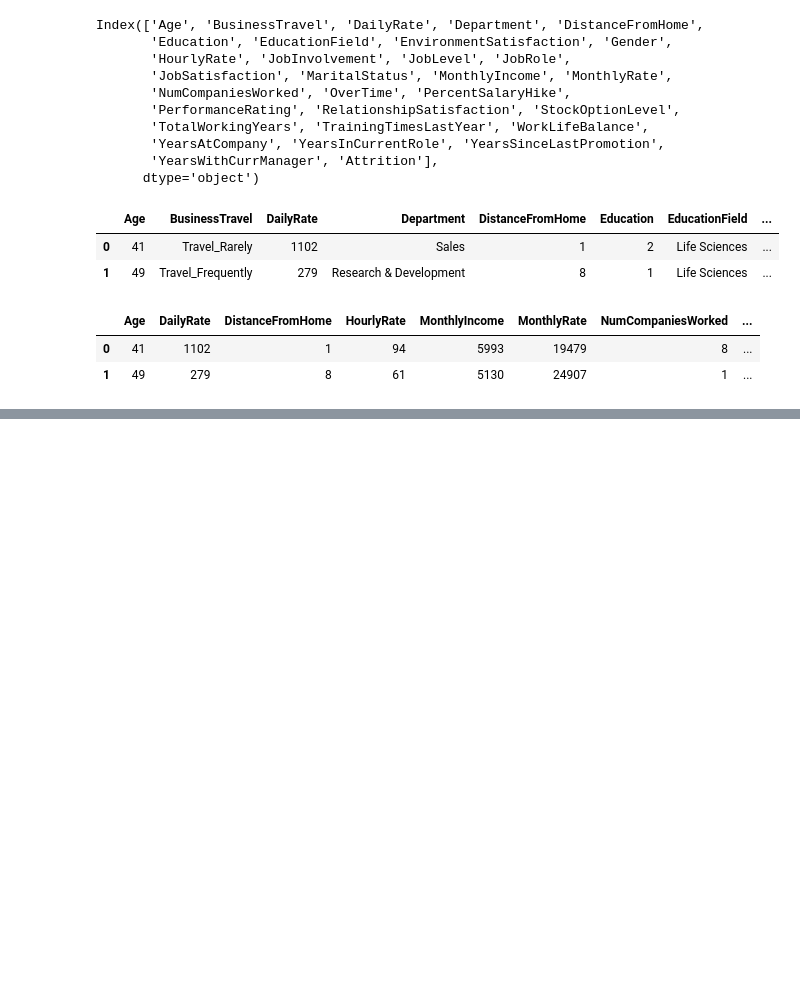
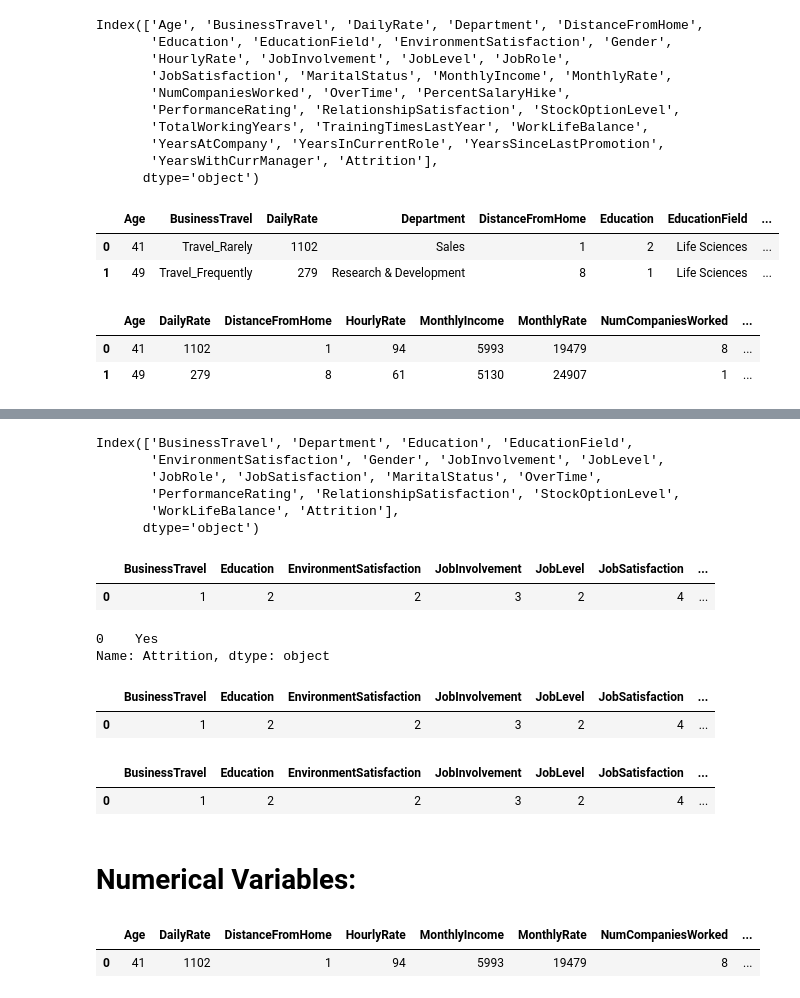
Before and after one commit to anishm91/HR_Analytics-Attrition_Prediction, a Jupyter notebook: Attrition_Project.ipynb, the cells around one changed output, grey strips where cells are left out. Saved outputs shown, nothing was run; the diff lists cells and outputs as text; code cells hidden in the pictures; blank space fills up the shorter version.

```diff
--- a/Attrition_Project.ipynb
+++ b/Attrition_Project.ipynb
@@ -246,7 +241,7 @@ df.head(2)
 # %%
 df_num = df.loc[:,['Age', 'DailyRate', 'DistanceFromHome', 'HourlyRate', 'MonthlyIncome', 'MonthlyRate',
        'NumCompaniesWorked', 'PercentSalaryHike', 'TotalWorkingYears', 'TrainingTimesLastYear',
-       'YearsAtCompany', 'YearsInCurrentRole', 'YearsSinceLastPromotion', 'YearsWithCurrManager', 'Attrition']]
+       'YearsAtCompany', 'YearsInCurrentRole', 'YearsSinceLastPromotion', 'YearsWithCurrManager']]
 # %%
 df_cat = df.loc[:,['BusinessTravel', 'Department', 'Education', 'EducationField', 'EnvironmentSatisfaction', 'Gender',
        'JobInvolvement', 'JobLevel', 'JobRole', 'JobSatisfaction', 'MaritalStatus', 'OverTime', 'PerformanceRating', 'RelationshipSatisfaction', 'StockOptionLevel',
@@ -820,0 +397,9 @@ YearsWithCurrManager
+# %%
+df_cat.columns
+# %% [output]
+Index(['BusinessTravel', 'Department', 'Education', 'EducationField',
+       'EnvironmentSatisfaction', 'Gender', 'JobInvolvement', 'JobLevel',
+       'JobRole', 'JobSatisfaction', 'MaritalStatus', 'OverTime',
+       'PerformanceRating', 'RelationshipSatisfaction', 'StockOptionLevel',
+       'WorkLifeBalance', 'Attrition'],
+      dtype='object')
@@ -820,0 +408,10 @@ YearsWithCurrManager
+# %%
+df_cat.head(1)
+# %% [output]
+|  | BusinessTravel | Education | EnvironmentSatisfaction | JobInvolvement | JobLevel | JobSatisfaction | ... |
+| 0 | 1 | 2 | 2 | 3 | 2 | 4 | ... |
+# %%
+df_cat.iloc[:,-1].head(1)
+# %% [output]
+0    Yes
+Name: Attrition, dtype: object
@@ -820,0 +420,5 @@ YearsWithCurrManager
+# %%
+df_cat_final.head(1)
+# %% [output]
+|  | BusinessTravel | Education | EnvironmentSatisfaction | JobInvolvement | JobLevel | JobSatisfaction | ... |
+| 0 | 1 | 2 | 2 | 3 | 2 | 4 | ... |
@@ -820,0 +427,12 @@ YearsWithCurrManager
+# %%
+df_cat_final.head(1)
+# %% [output]
+|  | BusinessTravel | Education | EnvironmentSatisfaction | JobInvolvement | JobLevel | JobSatisfaction | ... |
+| 0 | 1 | 2 | 2 | 3 | 2 | 4 | ... |
+# %% [markdown]
+# Numerical Variables:
+# %%
+df_num.head(1)
+# %% [output]
+|  | Age | DailyRate | DistanceFromHome | HourlyRate | MonthlyIncome | MonthlyRate | NumCompaniesWorked | ... |
+| 0 | 41 | 1102 | 1 | 94 | 5993 | 19479 | 8 | ... |
```
Also changed, not shown: parts of 81 cells of this notebook.
